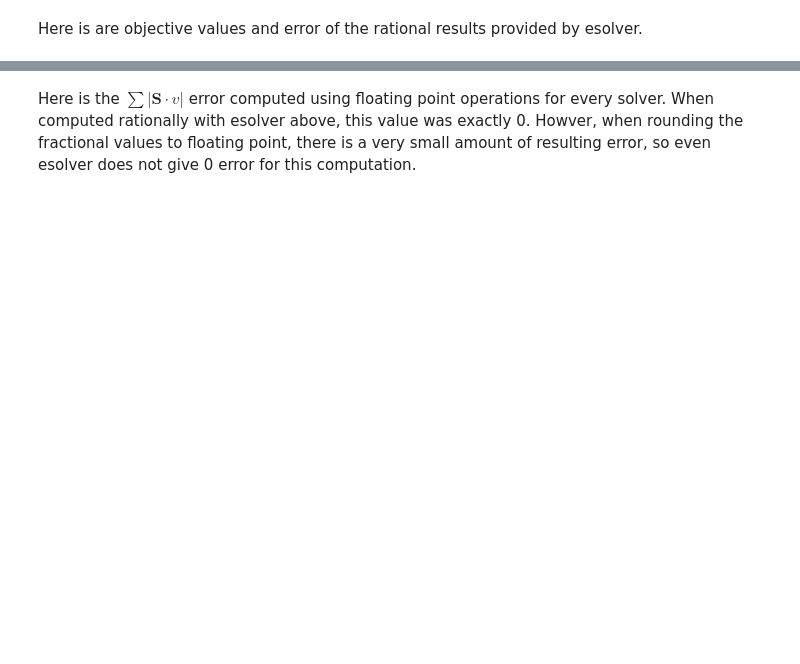
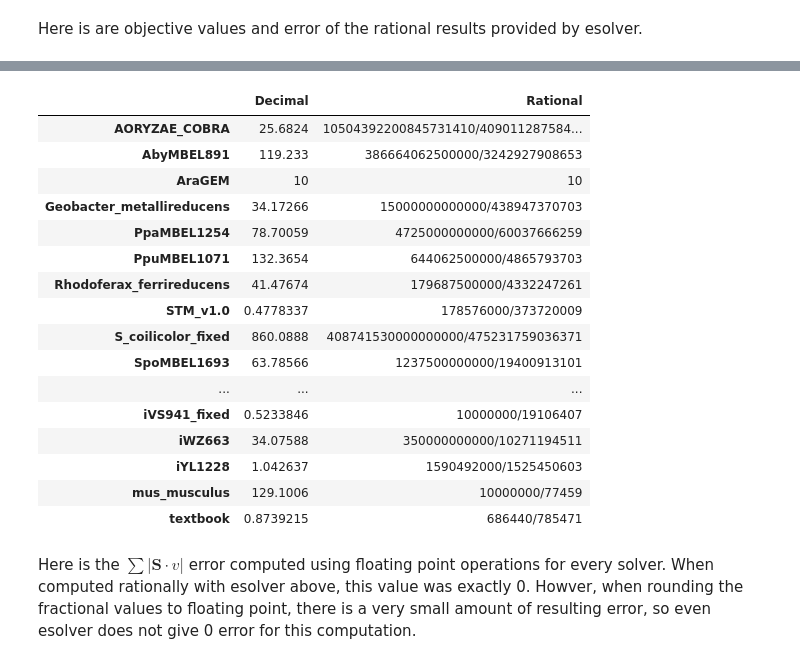
Before and after one commit to opencobra/m_model_collection, a Jupyter notebook: exact_solving_models.ipynb, the cells around one changed output, grey strips where cells are left out. Cells and saved outputs as stored; diff of their text form; code cells hidden in the pictures; blank space fills up the shorter version.

```diff
--- a/exact_solving_models.ipynb
+++ b/exact_solving_models.ipynb
@@ -97,3 +87,23 @@ exact_results.rename(columns={"bounds_sat": r"$ub \ge v \ge lb$",
+# %%
+exact_results[["Decimal", "Rational"]]
+# %% [output]
+|  | Decimal | Rational |
+| AORYZAE_COBRA | 25.6824 | 10504392200845731410/409011287584... |
+| AbyMBEL891 | 119.233 | 386664062500000/3242927908653 |
+| AraGEM | 10 | 10 |
+| Geobacter_metallireducens | 34.17266 | 15000000000000/438947370703 |
+| PpaMBEL1254 | 78.70059 | 4725000000000/60037666259 |
+| PpuMBEL1071 | 132.3654 | 644062500000/4865793703 |
+| Rhodoferax_ferrireducens | 41.47674 | 179687500000/4332247261 |
+| STM_v1.0 | 0.4778337 | 178576000/373720009 |
+| S_coilicolor_fixed | 860.0888 | 408741530000000000/475231759036371 |
+| SpoMBEL1693 | 63.78566 | 1237500000000/19400913101 |
+| ... | ... | ... |
+| iVS941_fixed | 0.5233846 | 10000000/19106407 |
+| iWZ663 | 34.07588 | 350000000000/10271194511 |
+| iYL1228 | 1.042637 | 1590492000/1525450603 |
+| mus_musculus | 129.1006 | 10000000/77459 |
+| textbook | 0.8739215 | 686440/785471 |
 # %% [markdown]
 Here is the $\sum\left|\mathbf S \cdot v\right|$ error computed using floating point operations for every solver. When computed rationally with esolver above, this value was exactly 0. Howver, when rounding the fractional values to floating point, there is a very small amount of resulting error, so even esolver does not give 0 error for this computation.
 # %%
```
Also changed, not shown: parts of 13 cells of this notebook, 11 other files.
